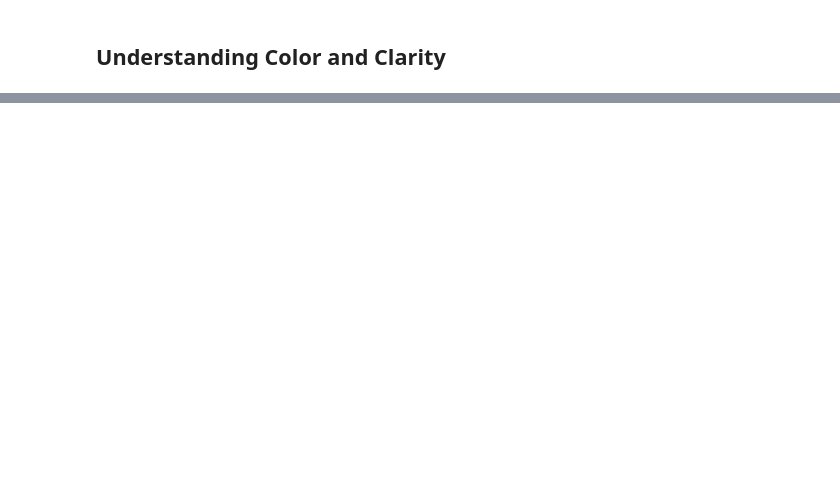
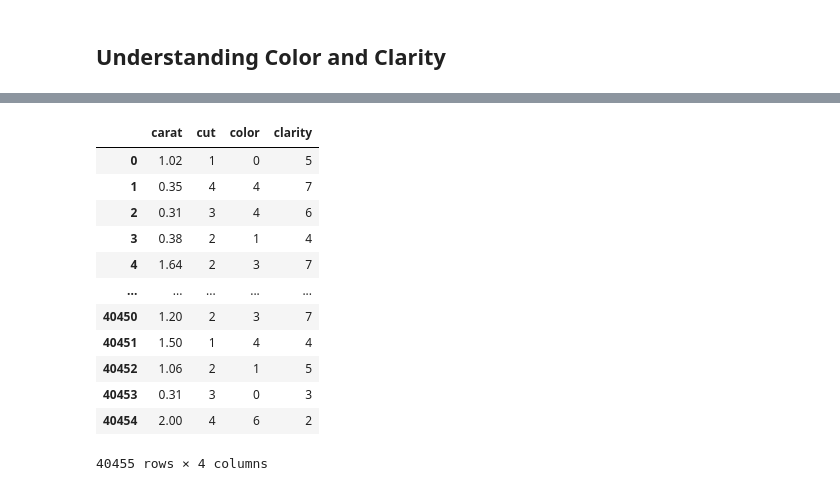
Before and after one commit to csuoc/diamond_prices_ML, a Jupyter notebook: Analysis.ipynb, the cells around one changed output, grey strips where cells are left out. Cells and saved outputs as stored; diff of their text form; code cells hidden in the pictures; blank space fills up the shorter version.

```diff
--- a/Analysis.ipynb
+++ b/Analysis.ipynb
@@ -34,3 +39,34 @@ diamonds
 ## Understanding Color and Clarity
 # %% [markdown]
 <img src="images/ColorClarity.jpg" width=400>
+# %%
+#Read
+import pandas as pd
+df = pd.read_csv("data/train.csv")
+
+#Drop useless columns
+df.drop(["depth", "table", "x", "y", "z"], axis=1, inplace=True)
+
+# Label encoder
+from sklearn import preprocessing
+le = preprocessing.LabelEncoder()
+columns = ["cut", "color", "clarity"]
+for i in columns:
+    df[i] = le.fit_transform(df[i])
+    df_noprice = df.drop(["id", "price"], axis=1)
+
+df_noprice
+# %% [output]
+|  | carat | cut | color | clarity |
+| 0 | 1.02 | 1 | 0 | 5 |
+| 1 | 0.35 | 4 | 4 | 7 |
+| 2 | 0.31 | 3 | 4 | 6 |
+| 3 | 0.38 | 2 | 1 | 4 |
+| 4 | 1.64 | 2 | 3 | 7 |
+| ... | ... | ... | ... | ... |
+| 40450 | 1.20 | 2 | 3 | 7 |
+| 40451 | 1.50 | 1 | 4 | 4 |
+| 40452 | 1.06 | 2 | 1 | 5 |
+| 40453 | 0.31 | 3 | 0 | 3 |
+| 40454 | 2.00 | 4 | 6 | 2 |
+40455 rows × 4 columns
```
Also changed, not shown: parts of 6 cells of this notebook, 11 other files.
